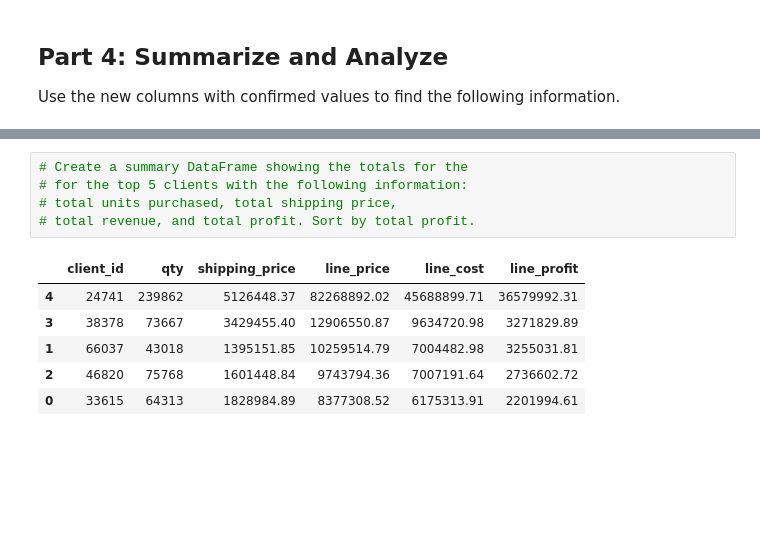
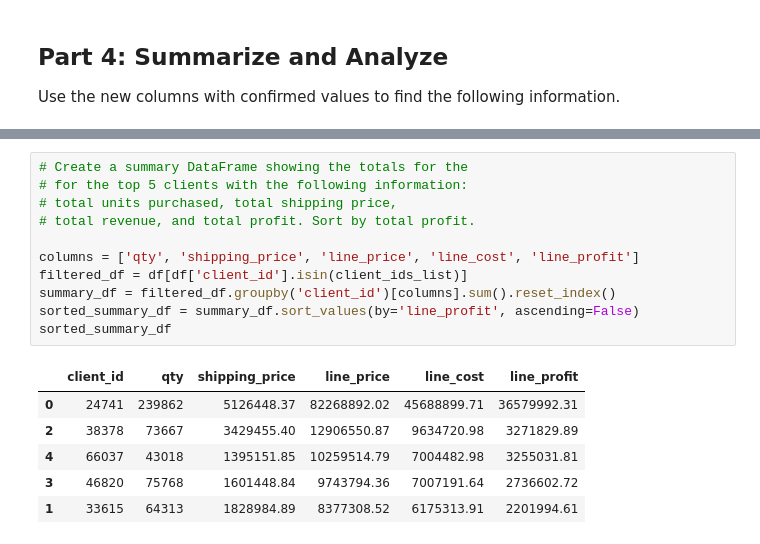
Before and after one commit to JCamp-12/pandas-challenge-1, a Jupyter notebook: module_4_challenge.ipynb, the cells around one changed output, grey strips where cells are left out. Cells and saved outputs as stored; diff of their text form; blank space fills up the shorter version.

```diff
--- a/module_4_challenge.ipynb
+++ b/module_4_challenge.ipynb
@@ -234,15 +251,21 @@ Use the new columns with confirmed values to find the following information.
 # %%
 # Create a summary DataFrame showing the totals for the
 # for the top 5 clients with the following information:
 # total units purchased, total shipping price,
 # total revenue, and total profit. Sort by total profit.
+
+columns = ['qty', 'shipping_price', 'line_price', 'line_cost', 'line_profit']
+filtered_df = df[df['client_id'].isin(client_ids_list)]
+summary_df = filtered_df.groupby('client_id')[columns].sum().reset_index()
+sorted_summary_df = summary_df.sort_values(by='line_profit', ascending=False)
+sorted_summary_df
 # %% [output]
 |  | client_id | qty | shipping_price | line_price | line_cost | line_profit |
-| 4 | 24741 | 239862 | 5126448.37 | 82268892.02 | 45688899.71 | 36579992.31 |
-| 3 | 38378 | 73667 | 3429455.40 | 12906550.87 | 9634720.98 | 3271829.89 |
-| 1 | 66037 | 43018 | 1395151.85 | 10259514.79 | 7004482.98 | 3255031.81 |
-| 2 | 46820 | 75768 | 1601448.84 | 9743794.36 | 7007191.64 | 2736602.72 |
-| 0 | 33615 | 64313 | 1828984.89 | 8377308.52 | 6175313.91 | 2201994.61 |
+| 0 | 24741 | 239862 | 5126448.37 | 82268892.02 | 45688899.71 | 36579992.31 |
+| 2 | 38378 | 73667 | 3429455.40 | 12906550.87 | 9634720.98 | 3271829.89 |
+| 4 | 66037 | 43018 | 1395151.85 | 10259514.79 | 7004482.98 | 3255031.81 |
+| 3 | 46820 | 75768 | 1601448.84 | 9743794.36 | 7007191.64 | 2736602.72 |
+| 1 | 33615 | 64313 | 1828984.89 | 8377308.52 | 6175313.91 | 2201994.61 |
 # %%
 # Format the data and rename the columns
 # to names suitable for presentation.
```
Also changed, not shown: parts of 5 cells of this notebook.
